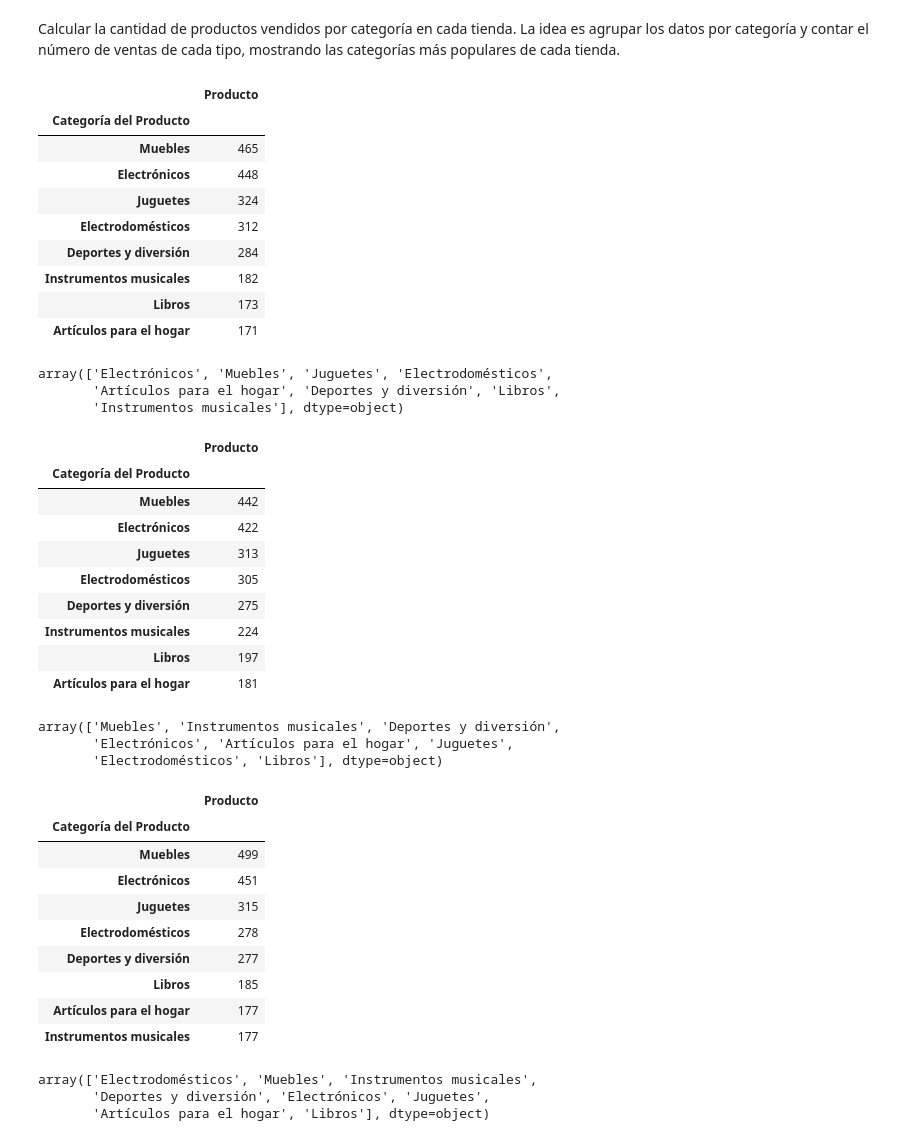
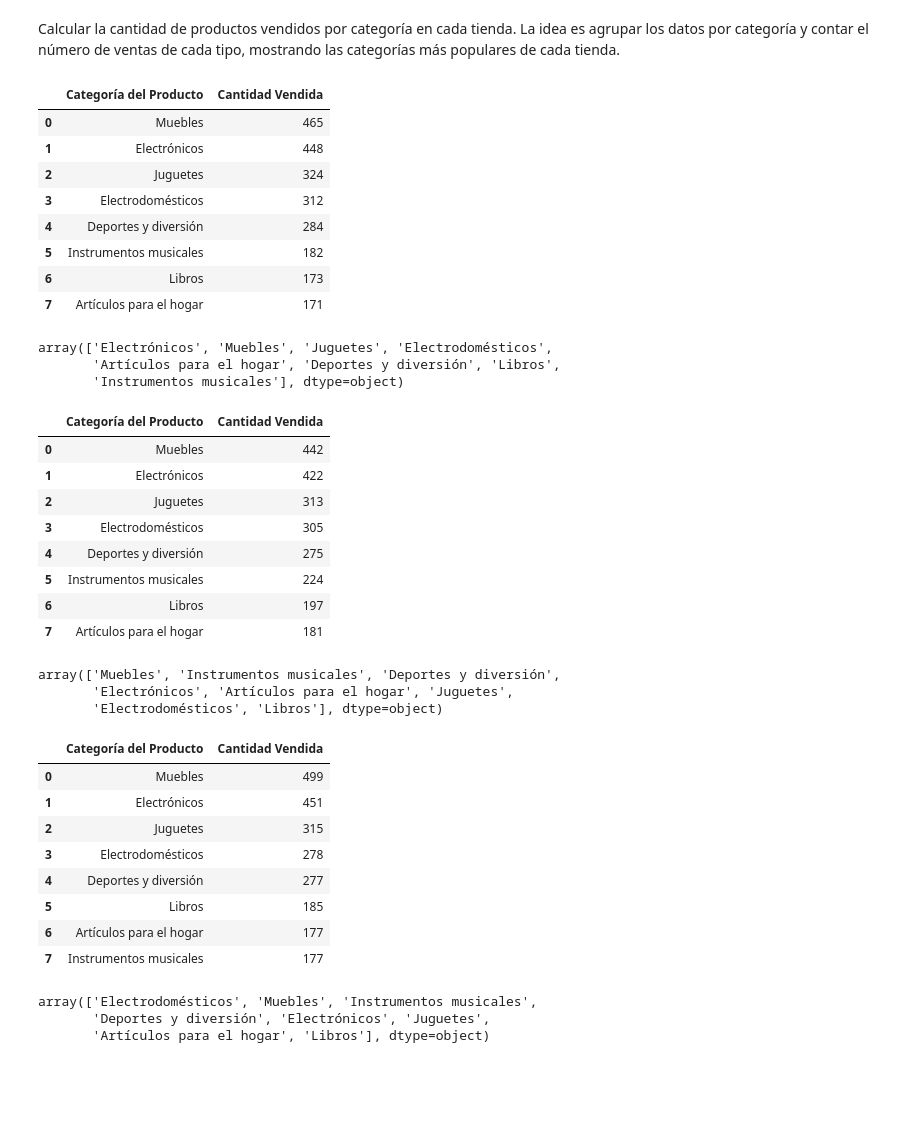
Before and after one commit to JGP-Code/Challenge_Alura_Store_Colab, a Jupyter notebook: AluraStoreLatam.ipynb, the cells around one changed output. Cells and saved outputs as stored; diff of their text form; code cells hidden in the pictures; blank space fills up the shorter version.

```diff
--- a/AluraStoreLatam.ipynb
+++ b/AluraStoreLatam.ipynb
@@ -106,19 +106,18 @@ plt.show()
 # %% [markdown]
 Calcular la cantidad de productos vendidos por categoría en cada tienda. La idea es agrupar los datos por categoría y contar el número de ventas de cada tipo, mostrando las categorías más populares de cada tienda.
 # %%
-mas_vend_t1 = tienda.groupby('Categoría del Producto')[['Producto']].count().sort_values(by = 'Producto',ascending = False)
+mas_vend_t1 = tienda.groupby('Categoría del Producto')[['Producto']].count().sort_values(by = 'Producto',ascending = False).rename(columns={'Producto': 'Cantidad Vendida'}).reset_index()
 mas_vend_t1
 # %% [output]
-|  | Producto |
-| Categoría del Producto |  |
-| Muebles | 465 |
-| Electrónicos | 448 |
-| Juguetes | 324 |
-| Electrodomésticos | 312 |
-| Deportes y diversión | 284 |
-| Instrumentos musicales | 182 |
-| Libros | 173 |
-| Artículos para el hogar | 171 |
+|  | Categoría del Producto | Cantidad Vendida |
+| 0 | Muebles | 465 |
+| 1 | Electrónicos | 448 |
+| 2 | Juguetes | 324 |
+| 3 | Electrodomésticos | 312 |
+| 4 | Deportes y diversión | 284 |
+| 5 | Instrumentos musicales | 182 |
+| 6 | Libros | 173 |
+| 7 | Artículos para el hogar | 171 |
 # %%
 tienda['Categoría del Producto'].unique()
 # %% [output]
@@ -126,19 +125,18 @@ array(['Electrónicos', 'Muebles', 'Juguetes', 'Electrodomésticos',
        'Artículos para el hogar', 'Deportes y diversión', 'Libros',
        'Instrumentos musicales'], dtype=object)
 # %%
-mas_vend_t2 = tienda2.groupby('Categoría del Producto')[['Producto']].count().sort_values(by = 'Producto',ascending = False)
+mas_vend_t2 = tienda2.groupby('Categoría del Producto')[['Producto']].count().sort_values(by = 'Producto',ascending = False).rename(columns={'Producto': 'Cantidad Vendida'}).reset_index()
 mas_vend_t2
 # %% [output]
-|  | Producto |
-| Categoría del Producto |  |
-| Muebles | 442 |
-| Electrónicos | 422 |
-| Juguetes | 313 |
-| Electrodomésticos | 305 |
-| Deportes y diversión | 275 |
-| Instrumentos musicales | 224 |
-| Libros | 197 |
-| Artículos para el hogar | 181 |
+|  | Categoría del Producto | Cantidad Vendida |
+| 0 | Muebles | 442 |
+| 1 | Electrónicos | 422 |
+| 2 | Juguetes | 313 |
+| 3 | Electrodomésticos | 305 |
+| 4 | Deportes y diversión | 275 |
+| 5 | Instrumentos musicales | 224 |
+| 6 | Libros | 197 |
+| 7 | Artículos para el hogar | 181 |
 # %%
 tienda2['Categoría del Producto'].unique()
 # %% [output]
@@ -146,19 +144,18 @@ array(['Muebles', 'Instrumentos musicales', 'Deportes y diversión',
        'Electrónicos', 'Artículos para el hogar', 'Juguetes',
        'Electrodomésticos', 'Libros'], dtype=object)
 # %%
-mas_vend_t3 = tienda3.groupby('Categoría del Producto')[['Producto']].count().sort_values(by = 'Producto',ascending = False)
+mas_vend_t3 = tienda3.groupby('Categoría del Producto')[['Producto']].count().sort_values(by = 'Producto',ascending = False).rename(columns={'Producto': 'Cantidad Vendida'}).reset_index()
 mas_vend_t3
 # %% [output]
-|  | Producto |
-| Categoría del Producto |  |
-| Muebles | 499 |
-| Electrónicos | 451 |
-| Juguetes | 315 |
-| Electrodomésticos | 278 |
-| Deportes y diversión | 277 |
-| Libros | 185 |
-| Artículos para el hogar | 177 |
-| Instrumentos musicales | 177 |
+|  | Categoría del Producto | Cantidad Vendida |
+| 0 | Muebles | 499 |
+| 1 | Electrónicos | 451 |
+| 2 | Juguetes | 315 |
+| 3 | Electrodomésticos | 278 |
+| 4 | Deportes y diversión | 277 |
+| 5 | Libros | 185 |
+| 6 | Artículos para el hogar | 177 |
+| 7 | Instrumentos musicales | 177 |
 # %%
 tienda3['Categoría del Producto'].unique()
 # %% [output]
```
Also changed, not shown: parts of 19 cells of this notebook.
